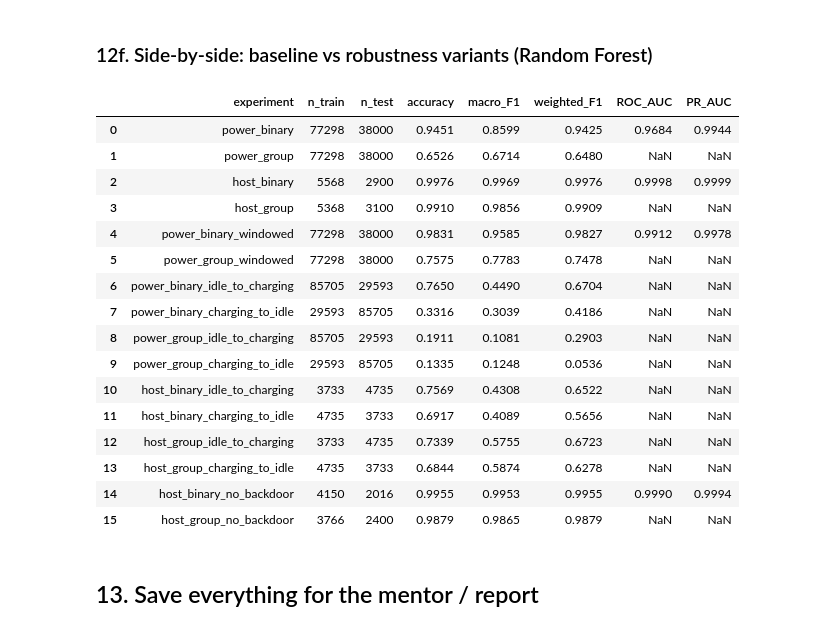
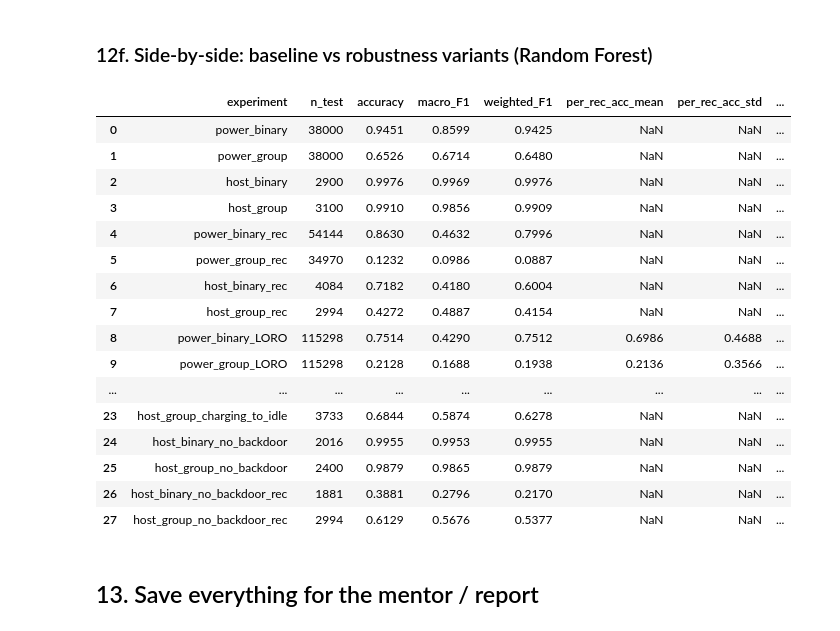
Before and after one commit to dharumaran/Capstone-AISOC, a Jupyter notebook: CICEVSE2024_preliminary_results_v2.ipynb, the cells around one changed output. Cells and saved outputs as stored; diff of their text form; code cells hidden in the pictures.

```diff
--- a/CICEVSE2024_preliminary_results_v2.ipynb
+++ b/CICEVSE2024_preliminary_results_v2.ipynb
@@ -67,7 +67,9 @@ FILES = {
     "netA": DATA_DIR / "Network Traffic" / "EVSE-A-Network-Combined.csv",
     "netB": DATA_DIR / "Network Traffic" / "EVSE-B-Network-Combined.csv",
 }
-
+# Network Combined files are not in the D: folder; point them to where v1 found them
+FILES["netA"] = Path(r"E:\Dataset\extracted\Network Traffic\EVSE-A-Network-Combined.csv")
+FILES["netB"] = Path(r"E:\Dataset\extracted\Network Traffic\EVSE-B-Network-Combined.csv")
 # Network sampling
 # EVSE-B is approximately 2.2 million rows.
 NET_CHUNK = int(os.environ.get("EV_NET_CHUNK", 250_000))
@@ -540,10 +542,17 @@ def make_models():
                                                              n_jobs=-1, random_state=SEED)),
     }
 
-def run_experiment(tag, X, y, groups, binary_positive=None):
+def run_experiment(tag, X, y, groups, binary_positive=None, rec=None):   # <- added rec=None
     """Train/evaluate 3 baselines; save metrics, per-class report, confusion matrix, feature importance."""
     X = X.reset_index(drop=True); y = pd.Series(np.asarray(y)).astype(str)
-    tr, te = recording_split(y, groups)
+
+    # --- REPLACES: tr, te = recording_split(y, groups) ---
+    split_groups = np.asarray(rec) if rec is not None else np.asarray(groups)
+    tr, te = recording_split(y, split_groups)
+    if rec is not None:
+        assert not (set(split_groups[tr]) & set(split_groups[te])), "a recording appears in both train and test"
+        print("   held-out recordings:", sorted(set(split_groups[te])))
+    # -----------------------------------------------------
     Xtr, Xte, ytr, yte = X.iloc[tr], X.iloc[te], y.iloc[tr], y.iloc[te]
     print(f"\n=== {tag} | train {len(tr):,} / test {len(te):,} | classes: {sorted(y.unique())}")
     rf_fitted, rows = None, []
@@ -945,26 +1096,28 @@ Host rows without backdoor block: 6,166 (removed 2,302)
 ### 12f. Side-by-side: baseline vs robustness variants (Random Forest)
 # %%
 s = pd.DataFrame(SUMMARY)
-cols = [c for c in ["experiment", "n_train", "n_test", "accuracy", "macro_F1", "weighted_F1", "ROC_AUC", "PR_AUC"] if c in s.columns]
-display(s[s["model"] == "RandomForest"][cols].round(4).reset_index(drop=True))
+s = s[s["model"] == "RandomForest"]
+cols = [c for c in ["experiment", "n_test", "accuracy", "macro_F1", "weighted_F1",
+                    "per_rec_acc_mean", "per_rec_acc_std", "per_rec_acc_min"] if c in s.columns]
+display(s[cols].round(4).reset_index(drop=True))
 # %% [output]
-|  | experiment | n_train | n_test | accuracy | macro_F1 | weighted_F1 | ROC_AUC | PR_AUC |
-| 0 | power_binary | 77298 | 38000 | 0.9451 | 0.8599 | 0.9425 | 0.9684 | 0.9944 |
-| 1 | power_group | 77298 | 38000 | 0.6526 | 0.6714 | 0.6480 | NaN | NaN |
-| 2 | host_binary | 5568 | 2900 | 0.9976 | 0.9969 | 0.9976 | 0.9998 | 0.9999 |
-| 3 | host_group | 5368 | 3100 | 0.9910 | 0.9856 | 0.9909 | NaN | NaN |
-| 4 | power_binary_windowed | 77298 | 38000 | 0.9831 | 0.9585 | 0.9827 | 0.9912 | 0.9978 |
-| 5 | power_group_windowed | 77298 | 38000 | 0.7575 | 0.7783 | 0.7478 | NaN | NaN |
-| 6 | power_binary_idle_to_charging | 85705 | 29593 | 0.7650 | 0.4490 | 0.6704 | NaN | NaN |
-| 7 | power_binary_charging_to_idle | 29593 | 85705 | 0.3316 | 0.3039 | 0.4186 | NaN | NaN |
-| 8 | power_group_idle_to_charging | 85705 | 29593 | 0.1911 | 0.1081 | 0.2903 | NaN | NaN |
-| 9 | power_group_charging_to_idle | 29593 | 85705 | 0.1335 | 0.1248 | 0.0536 | NaN | NaN |
-| 10 | host_binary_idle_to_charging | 3733 | 4735 | 0.7569 | 0.4308 | 0.6522 | NaN | NaN |
-| 11 | host_binary_charging_to_idle | 4735 | 3733 | 0.6917 | 0.4089 | 0.5656 | NaN | NaN |
-| 12 | host_group_idle_to_charging | 3733 | 4735 | 0.7339 | 0.5755 | 0.6723 | NaN | NaN |
-| 13 | host_group_charging_to_idle | 4735 | 3733 | 0.6844 | 0.5874 | 0.6278 | NaN | NaN |
-| 14 | host_binary_no_backdoor | 4150 | 2016 | 0.9955 | 0.9953 | 0.9955 | 0.9990 | 0.9994 |
-| 15 | host_group_no_backdoor | 3766 | 2400 | 0.9879 | 0.9865 | 0.9879 | NaN | NaN |
+|  | experiment | n_test | accuracy | macro_F1 | weighted_F1 | per_rec_acc_mean | per_rec_acc_std | ... |
+| 0 | power_binary | 38000 | 0.9451 | 0.8599 | 0.9425 | NaN | NaN | ... |
+| 1 | power_group | 38000 | 0.6526 | 0.6714 | 0.6480 | NaN | NaN | ... |
+| 2 | host_binary | 2900 | 0.9976 | 0.9969 | 0.9976 | NaN | NaN | ... |
+| 3 | host_group | 3100 | 0.9910 | 0.9856 | 0.9909 | NaN | NaN | ... |
+| 4 | power_binary_rec | 54144 | 0.8630 | 0.4632 | 0.7996 | NaN | NaN | ... |
+| 5 | power_group_rec | 34970 | 0.1232 | 0.0986 | 0.0887 | NaN | NaN | ... |
+| 6 | host_binary_rec | 4084 | 0.7182 | 0.4180 | 0.6004 | NaN | NaN | ... |
+| 7 | host_group_rec | 2994 | 0.4272 | 0.4887 | 0.4154 | NaN | NaN | ... |
+| 8 | power_binary_LORO | 115298 | 0.7514 | 0.4290 | 0.7512 | 0.6986 | 0.4688 | ... |
+| 9 | power_group_LORO | 115298 | 0.2128 | 0.1688 | 0.1938 | 0.2136 | 0.3566 | ... |
+| ... | ... | ... | ... | ... | ... | ... | ... | ... |
+| 23 | host_group_charging_to_idle | 3733 | 0.6844 | 0.5874 | 0.6278 | NaN | NaN | ... |
+| 24 | host_binary_no_backdoor | 2016 | 0.9955 | 0.9953 | 0.9955 | NaN | NaN | ... |
+| 25 | host_group_no_backdoor | 2400 | 0.9879 | 0.9865 | 0.9879 | NaN | NaN | ... |
+| 26 | host_binary_no_backdoor_rec | 1881 | 0.3881 | 0.2796 | 0.2170 | NaN | NaN | ... |
+| 27 | host_group_no_backdoor_rec | 2994 | 0.6129 | 0.5676 | 0.5377 | NaN | NaN | ... |
 # %% [markdown]
 ## 13. Save everything for the mentor / report
 # %%
```
Also changed, not shown: parts of 8 cells of this notebook.
